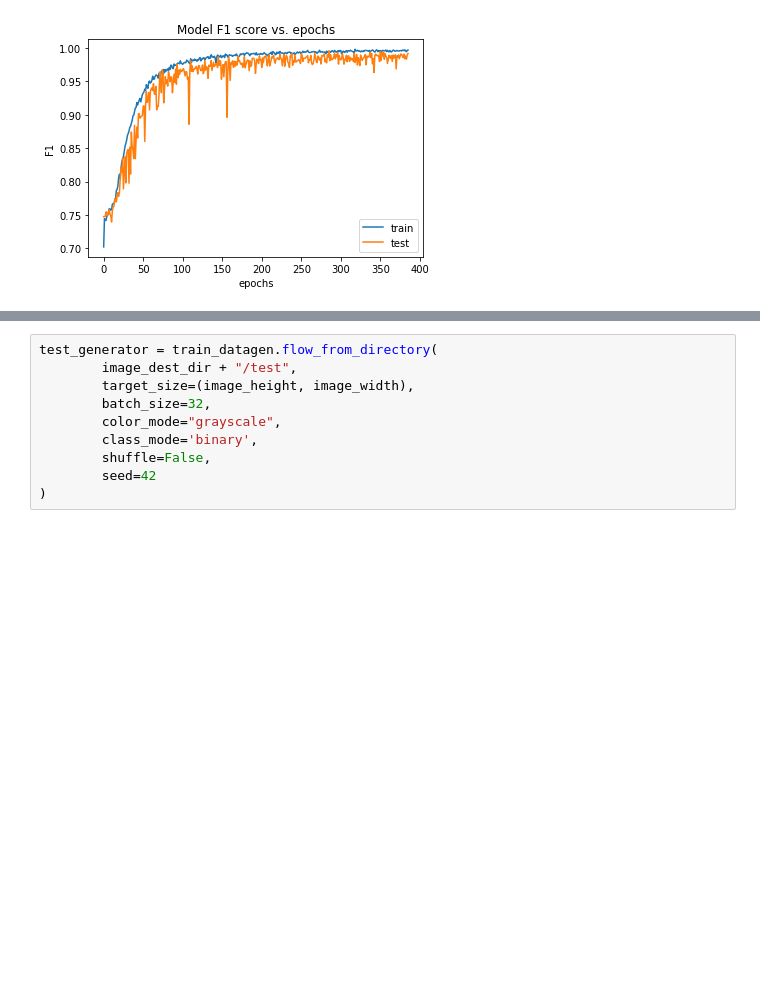
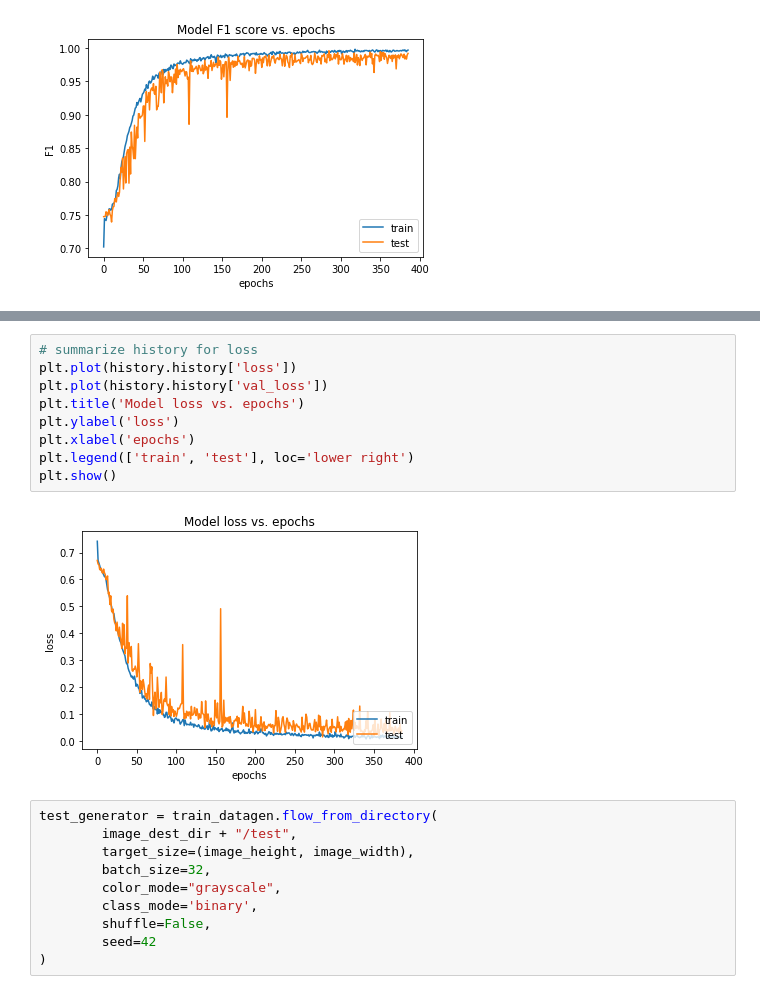
Before and after one commit to patelatharva/Classify_Breast_Cancer_Type_From_Image, a Jupyter notebook: tumor_type_detection.ipynb, the cells around one changed output, grey strips where cells are left out. Drawn from its saved outputs; the diff is of its cells as text; blank space fills up the shorter version.

```diff
--- a/tumor_type_detection.ipynb
+++ b/tumor_type_detection.ipynb
@@ -403,3 +414,14 @@ plt.show()
+# %%
+# summarize history for loss
+plt.plot(history.history['loss'])
+plt.plot(history.history['val_loss'])
+plt.title('Model loss vs. epochs')
+plt.ylabel('loss')
+plt.xlabel('epochs')
+plt.legend(['train', 'test'], loc='lower right')
+plt.show()
+# %% [output]
+[figure, added]
 # %%
 test_generator = train_datagen.flow_from_directory(
         image_dest_dir + "/test",
```
Also changed, not shown: parts of 1 cell of this notebook.
